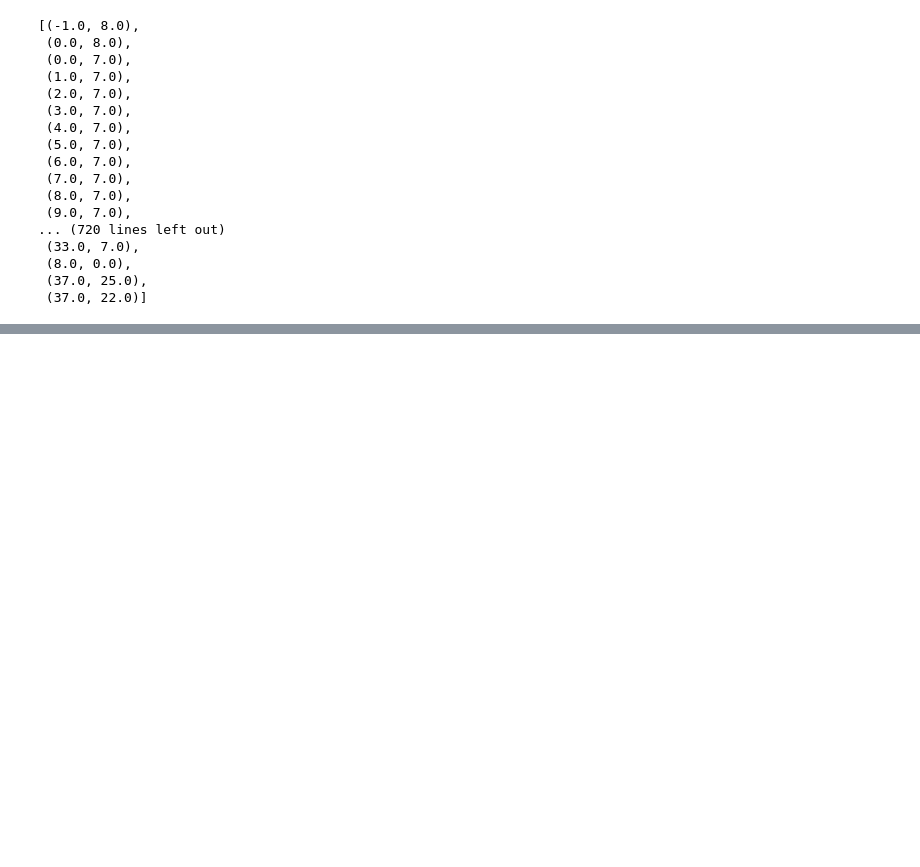
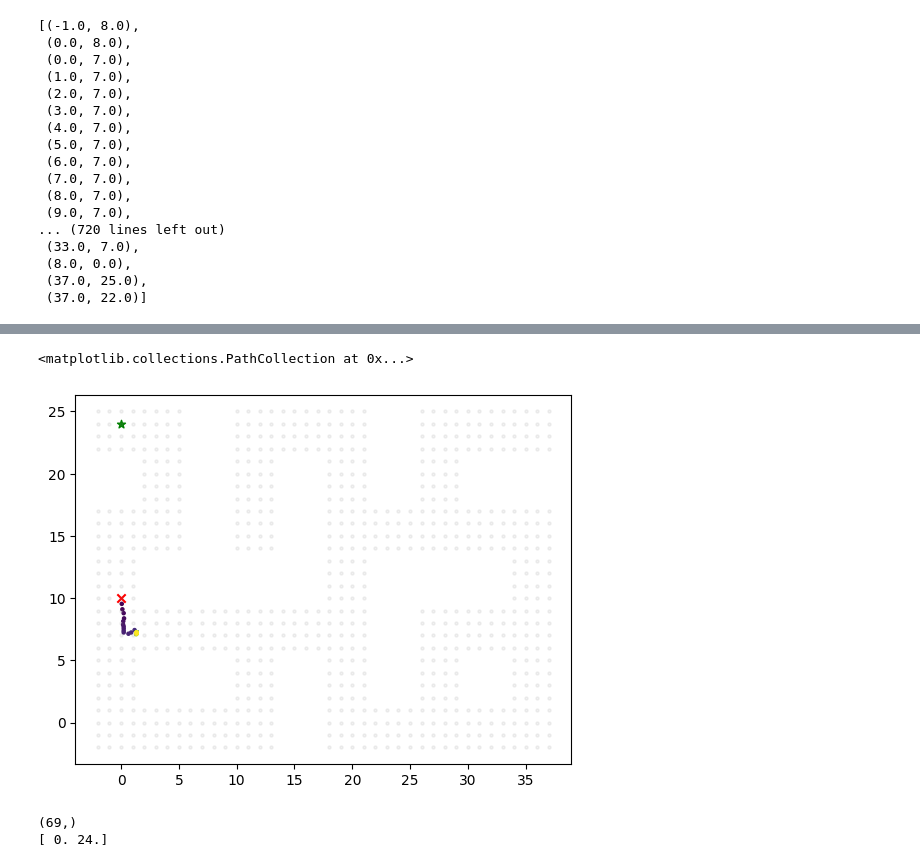
Before and after one commit to jnzhao3/horizon-reduction, a Jupyter notebook: plot_sampled_subgoals.ipynb, the cells around one changed output, grey strips where cells are left out. Drawn from its saved outputs; the diff is of its cells as text; code cells hidden in the pictures; blank space fills up the shorter version.

```diff
--- a/plot_sampled_subgoals.ipynb
+++ b/plot_sampled_subgoals.ipynb
@@ -912,13 +912,19 @@ print(goal)
 goals = np.repeat(goal[None], NUM_GOALS, axis=0)
 curr_rng, rng = jax.random.split(rng)
 
-for _ in tqdm(range(2000)):
+for _ in tqdm(range(100)):
     curr_rng, rng = jax.random.split(rng)
+
     subgoals = agent.propose_goals(np.repeat(ob[None], NUM_GOALS, axis=0), goals, curr_rng)
 
-    dists_to_subgoal = np.asarray(agent.compute_dynamical_distance(observations, subgoals, env))
+    obs_batch = np.repeat(ob[None], NUM_GOALS, axis=0)
+    dists_to_subgoal = np.asarray(agent.compute_dynamical_distance(obs_batch, subgoals, env))
+    default_dist = np.asarray(agent.compute_dynamical_distance(obs_batch, goals, env))
+
+
+    # dists_to_subgoal = np.asarray(agent.compute_dynamical_distance(ob, subgoals, env))
     dists_to_goal = np.asarray(agent.compute_dynamical_distance(subgoals, goals, env))
-    default_dist = np.asarray(agent.compute_dynamical_distance(observations, goals, env))
+    # default_dist = np.asarray(agent.compute_dynamical_distance(ob, goals, env))
     triangle_slack = dists_to_goal + dists_to_subgoal - default_dist
     slack_cutoff = np.percentile(triangle_slack, TRIANGLE_PERCENTILE)
     triangle_mask = triangle_slack <= slack_cutoff
@@ -934,7 +940,7 @@ for _ in tqdm(range(2000)):
 
     ob, _ = env.reset(options=dict(
         task_info=dict(
-            init_xy=env.unwrapped.xy_to_ij(subgoal),
+            init_ij=env.unwrapped.xy_to_ij(subgoal),
             goal_ij=env.cur_task_info['goal_ij']
         )
     ))
@@ -1006,0 +1079,61 @@ plt.scatter(x=all_cell_points[..., 0], y=all_cell_points[..., 1], s=5, c='gray',
+# %%
+subgoal_buffer = np.asarray(subgoal_buffer)
+
+plt.scatter(x=subgoal_buffer[..., 0], y=subgoal_buffer[..., 1], c=np.arange(len(subgoal_buffer)), cmap='viridis', s=5)
+plt.scatter(x=goal[0], y=goal[1], marker='*', c='green')
+plt.scatter(x=start[0], y=start[1], marker='x', c='red')
+
+plt.scatter(x=all_cell_points[..., 0], y=all_cell_points[..., 1], s=5, c='gray', alpha=0.1)
+# %% [output]
+<matplotlib.collections.PathCollection at 0x...>
+[figure, added]
+# %%
+subgoal_buffer = []
+
+ob, _ = env.reset()
+start = np.asarray([4, 15])
+goal = np.asarray(env.cur_task_info['goal_xy'])
+print(ob.shape)
+print(goal)
+goals = np.repeat(goal[None], NUM_GOALS, axis=0)
+
+ob[0] = start[0]
+ob[1] = start[1]
+
+for _ in tqdm(range(100)):
+    curr_rng, rng = jax.random.split(rng)
+    subgoals = agent.propose_goals(np.repeat(ob[None], NUM_GOALS, axis=0), goals, curr_rng)
+
+    obs_batch = np.repeat(ob[None], NUM_GOALS, axis=0)
+    dists_to_subgoal = np.asarray(agent.compute_dynamical_distance(obs_batch, subgoals, env))
+    default_dist = np.asarray(agent.compute_dynamical_distance(obs_batch, goals, env))
+
+
+    dists_to_goal = np.asarray(agent.compute_dynamical_distance(subgoals, goals, env))
+    triangle_slack = dists_to_goal + dists_to_subgoal - default_dist
+    slack_cutoff = np.percentile(triangle_slack, TRIANGLE_PERCENTILE)
+    triangle_mask = triangle_slack <= slack_cutoff
+    filtered_subgoals = subgoals[triangle_mask]
+    if len(filtered_subgoals) == 0:
+        filtered_subgoals = subgoals
+
+    # filtered_subgoals = subgoals
+
+    filtered_goals = np.repeat(goal[None], len(filtered_subgoals), axis=0)
+    values = np.asarray(agent.network.select('value')(filtered_subgoals, goals=filtered_goals))
+
+    subgoal = filtered_subgoals[int(np.argmax(values))]
+    subgoal_buffer.append(subgoal)
+
+    # ob, _ = env.reset(options=dict(
+    #     task_info=dict(
+    #         init_ij=env.unwrapped.xy_to_ij(subgoal),
+    #         goal_ij=env.cur_task_info['goal_ij']
+    #     )
+    # ))
+
+    ob[0] = subgoal[0]
+    ob[1] = subgoal[1]
+# %% [output]
+(69,)
+[ 0. 24.]
```
Also changed, not shown: parts of 10 cells of this notebook.
